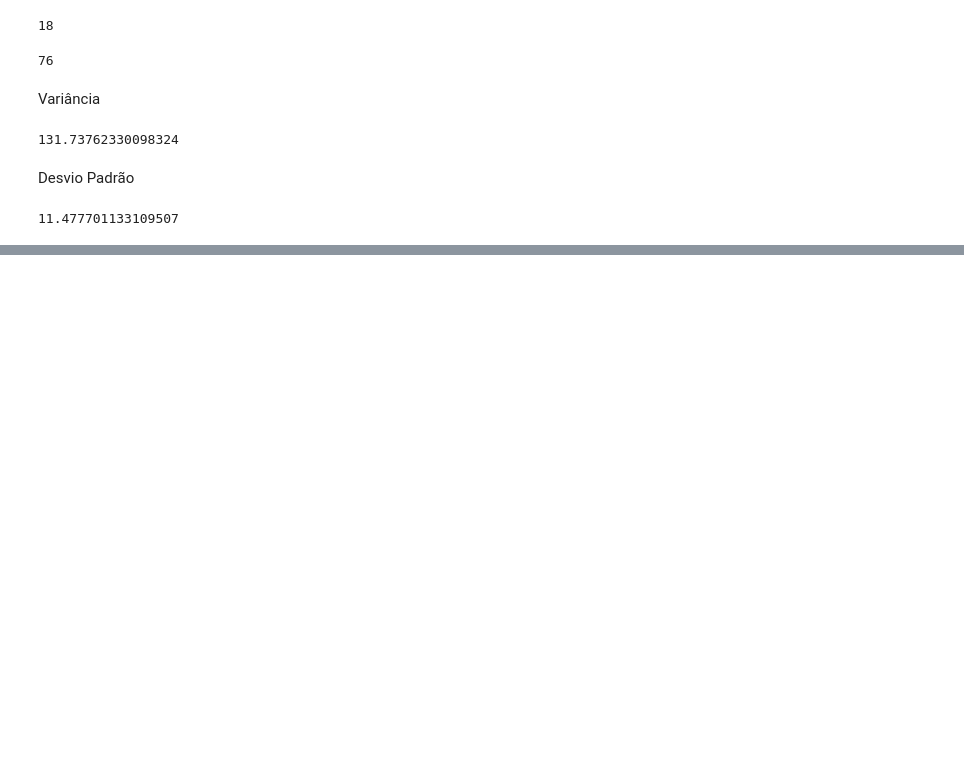
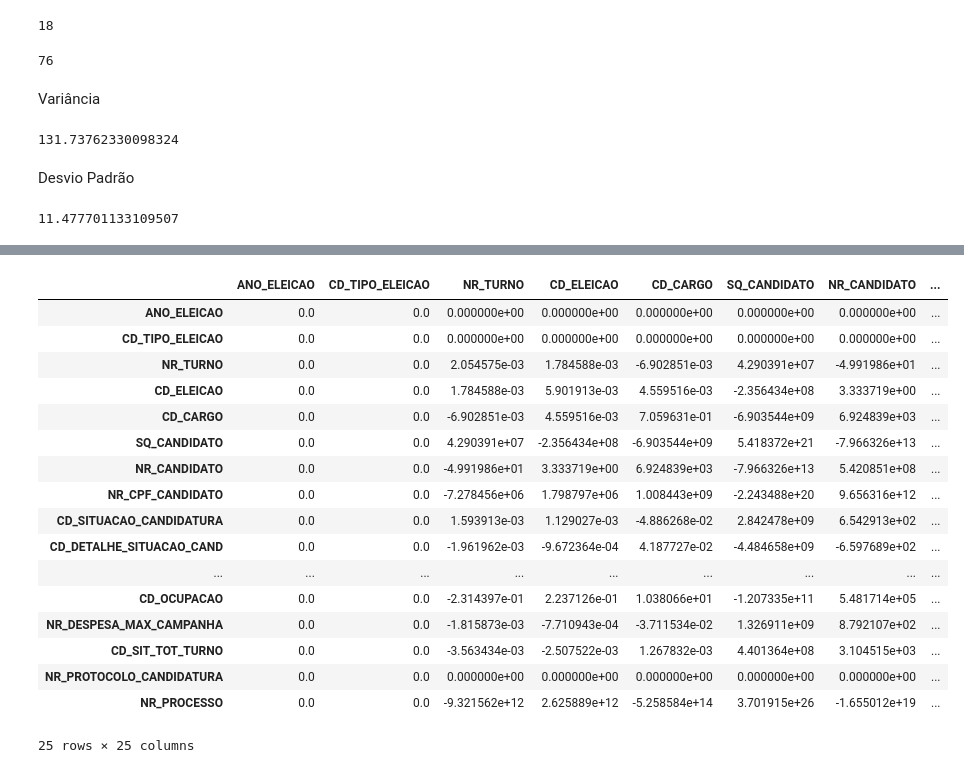
Before and after one commit to Caaddss/coda.br_workshop, a Jupyter notebook: Coda.br.ipynb, the cells around one changed output, grey strips where cells are left out. Saved outputs shown, nothing was run; the diff lists cells and outputs as text; code cells hidden in the pictures; blank space fills up the shorter version.

```diff
--- a/Coda.br.ipynb
+++ b/Coda.br.ipynb
@@ -407,0 +430,21 @@ print(dataframe['NR_IDADE_DATA_POSSE'].std())
+# %%
+dataframe.cov()
+# %% [output]
+|  | ANO_ELEICAO | CD_TIPO_ELEICAO | NR_TURNO | CD_ELEICAO | CD_CARGO | SQ_CANDIDATO | NR_CANDIDATO | ... |
+| ANO_ELEICAO | 0.0 | 0.0 | 0.000000e+00 | 0.000000e+00 | 0.000000e+00 | 0.000000e+00 | 0.000000e+00 | ... |
+| CD_TIPO_ELEICAO | 0.0 | 0.0 | 0.000000e+00 | 0.000000e+00 | 0.000000e+00 | 0.000000e+00 | 0.000000e+00 | ... |
+| NR_TURNO | 0.0 | 0.0 | 2.054575e-03 | 1.784588e-03 | -6.902851e-03 | 4.290391e+07 | -4.991986e+01 | ... |
+| CD_ELEICAO | 0.0 | 0.0 | 1.784588e-03 | 5.901913e-03 | 4.559516e-03 | -2.356434e+08 | 3.333719e+00 | ... |
+| CD_CARGO | 0.0 | 0.0 | -6.902851e-03 | 4.559516e-03 | 7.059631e-01 | -6.903544e+09 | 6.924839e+03 | ... |
+| SQ_CANDIDATO | 0.0 | 0.0 | 4.290391e+07 | -2.356434e+08 | -6.903544e+09 | 5.418372e+21 | -7.966326e+13 | ... |
+| NR_CANDIDATO | 0.0 | 0.0 | -4.991986e+01 | 3.333719e+00 | 6.924839e+03 | -7.966326e+13 | 5.420851e+08 | ... |
+| NR_CPF_CANDIDATO | 0.0 | 0.0 | -7.278456e+06 | 1.798797e+06 | 1.008443e+09 | -2.243488e+20 | 9.656316e+12 | ... |
+| CD_SITUACAO_CANDIDATURA | 0.0 | 0.0 | 1.593913e-03 | 1.129027e-03 | -4.886268e-02 | 2.842478e+09 | 6.542913e+02 | ... |
+| CD_DETALHE_SITUACAO_CAND | 0.0 | 0.0 | -1.961962e-03 | -9.672364e-04 | 4.187727e-02 | -4.484658e+09 | -6.597689e+02 | ... |
+| ... | ... | ... | ... | ... | ... | ... | ... | ... |
+| CD_OCUPACAO | 0.0 | 0.0 | -2.314397e-01 | 2.237126e-01 | 1.038066e+01 | -1.207335e+11 | 5.481714e+05 | ... |
+| NR_DESPESA_MAX_CAMPANHA | 0.0 | 0.0 | -1.815873e-03 | -7.710943e-04 | -3.711534e-02 | 1.326911e+09 | 8.792107e+02 | ... |
+| CD_SIT_TOT_TURNO | 0.0 | 0.0 | -3.563434e-03 | -2.507522e-03 | 1.267832e-03 | 4.401364e+08 | 3.104515e+03 | ... |
+| NR_PROTOCOLO_CANDIDATURA | 0.0 | 0.0 | 0.000000e+00 | 0.000000e+00 | 0.000000e+00 | 0.000000e+00 | 0.000000e+00 | ... |
+| NR_PROCESSO | 0.0 | 0.0 | -9.321562e+12 | 2.625889e+12 | -5.258584e+14 | 3.701915e+26 | -1.655012e+19 | ... |
+25 rows × 25 columns
```
Also changed, not shown: parts of 4 cells of this notebook.
